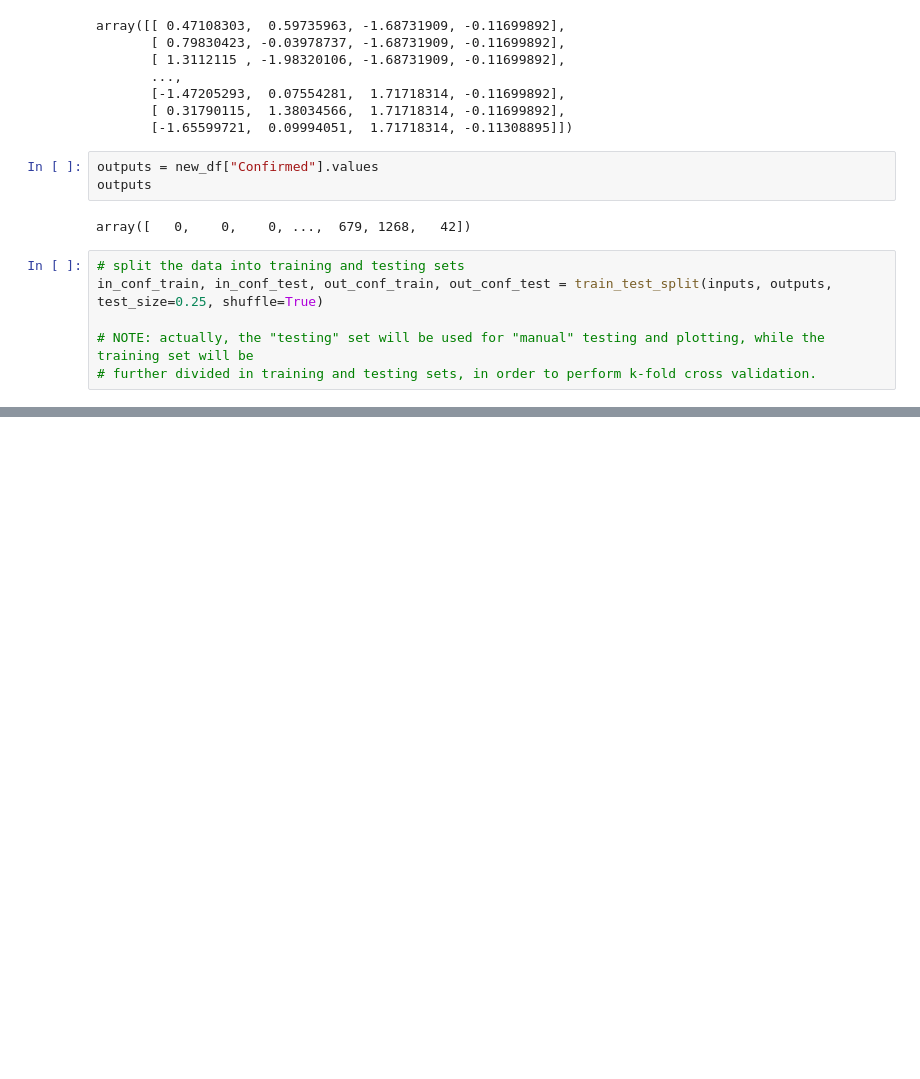
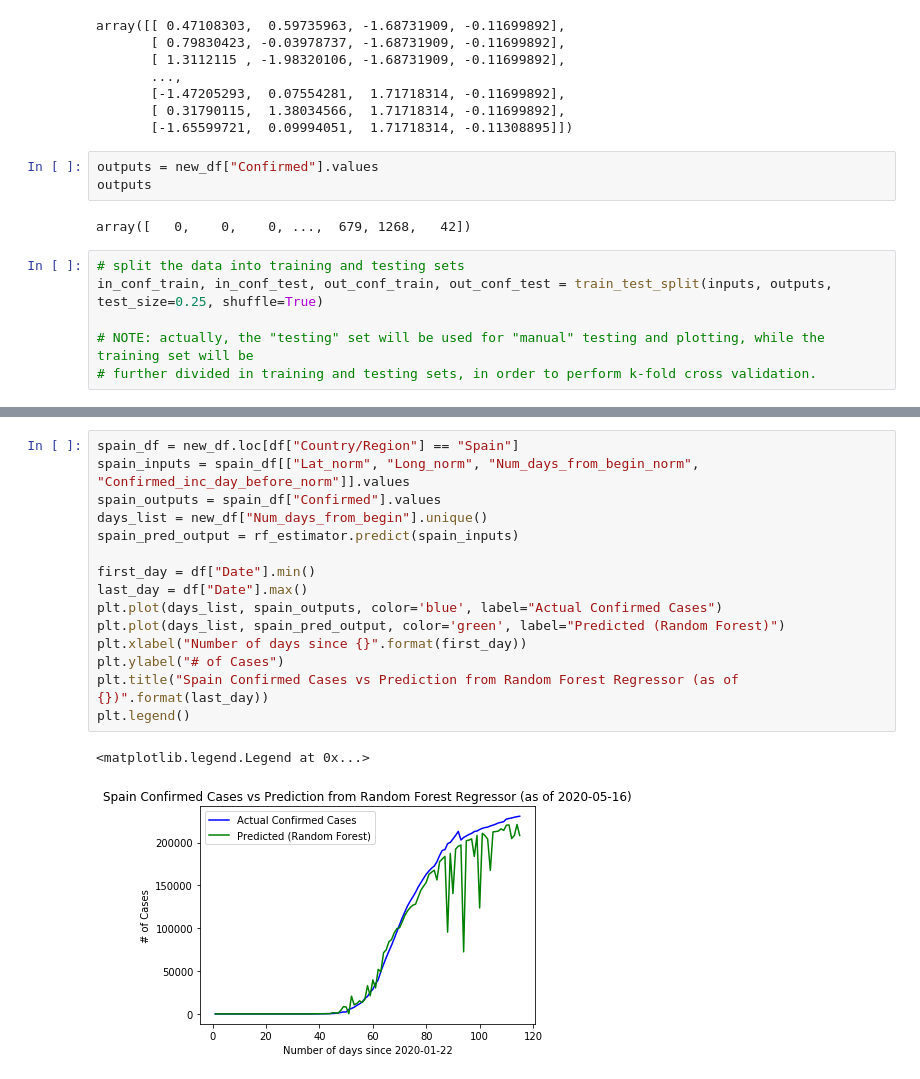
Before and after one commit to EduRibeiro00/CovidForecast-feup-iart, a Jupyter notebook: proj2/covid_analysis_rf.ipynb, the cells around one changed output, grey strips where cells are left out. Drawn from its saved outputs; the diff is of its cells as text; blank space fills up the shorter version.

```diff
--- a/proj2/covid_analysis_rf.ipynb
+++ b/proj2/covid_analysis_rf.ipynb
@@ -761,0 +763,18 @@ ValueError: Number of features of the model must match the input. Model n_featur
+# %%
+spain_df = new_df.loc[df["Country/Region"] == "Spain"]
+spain_inputs = spain_df[["Lat_norm", "Long_norm", "Num_days_from_begin_norm", "Confirmed_inc_day_before_norm"]].values
+spain_outputs = spain_df["Confirmed"].values
+days_list = new_df["Num_days_from_begin"].unique()
+spain_pred_output = rf_estimator.predict(spain_inputs)
+
+first_day = df["Date"].min()
+last_day = df["Date"].max()
+plt.plot(days_list, spain_outputs, color='blue', label="Actual Confirmed Cases")
+plt.plot(days_list, spain_pred_output, color='green', label="Predicted (Random Forest)")
+plt.xlabel("Number of days since {}".format(first_day))
+plt.ylabel("# of Cases")
+plt.title("Spain Confirmed Cases vs Prediction from Random Forest Regressor (as of {})".format(last_day))
+plt.legend()
+# %% [output]
+<matplotlib.legend.Legend at 0x...>
+[figure, added]
```
Also changed, not shown: parts of 6 cells of this notebook.
